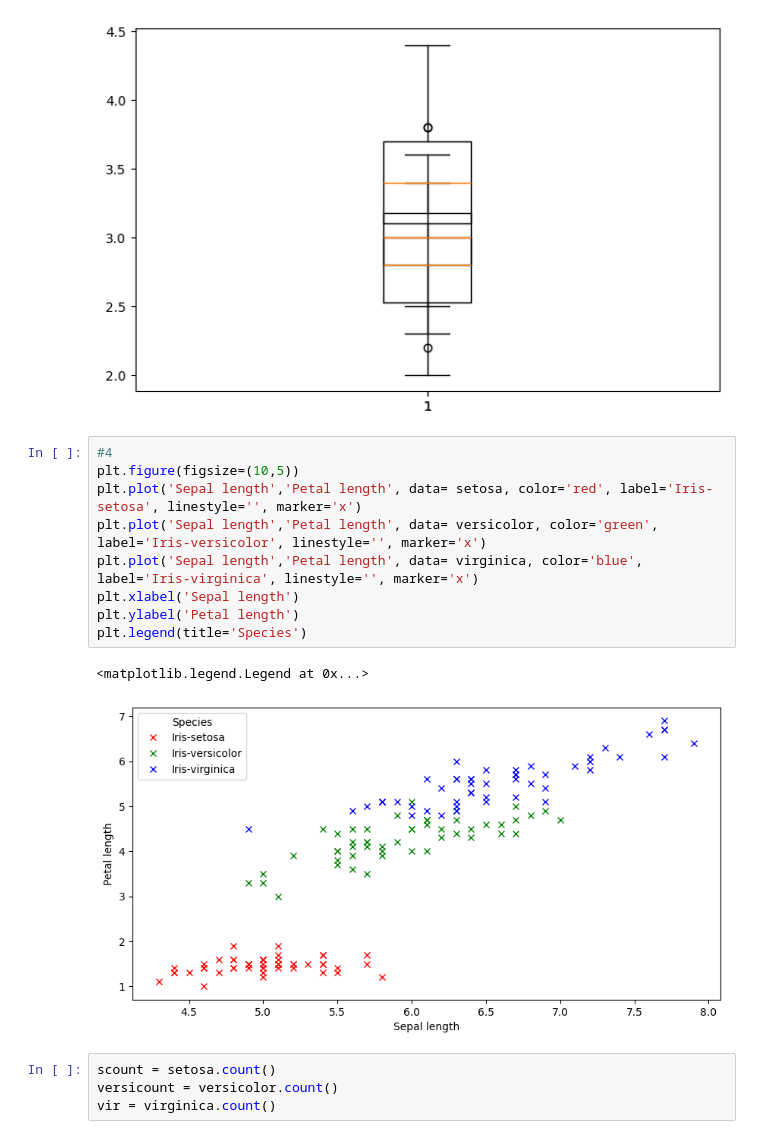
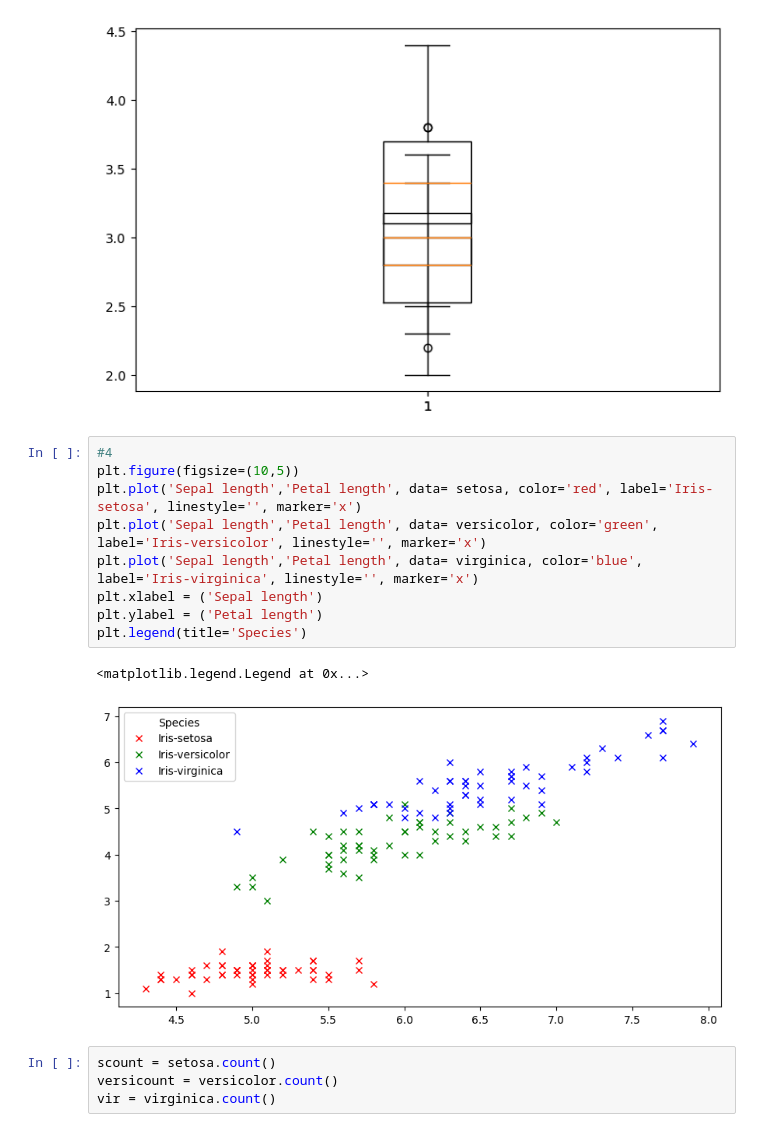
Before and after one commit to Srishti36912/python, a Jupyter notebook: practice.ipynb, the cells around one changed output. Drawn from its saved outputs; the diff is of its cells as text.

```diff
--- a/practice.ipynb
+++ b/practice.ipynb
@@ -1144,15 +1145,15 @@ plt.boxplot(x = 'Sepal width', data = virginica, label = 'Iris-virginica')
 # %%
 #4
 plt.figure(figsize=(10,5))
 plt.plot('Sepal length','Petal length', data= setosa, color='red', label='Iris-setosa', linestyle='', marker='x')
 plt.plot('Sepal length','Petal length', data= versicolor, color='green', label='Iris-versicolor', linestyle='', marker='x')
 plt.plot('Sepal length','Petal length', data= virginica, color='blue', label='Iris-virginica', linestyle='', marker='x')
-plt.xlabel('Sepal length')
-plt.ylabel('Petal length')
+plt.xlabel = ('Sepal length')
+plt.ylabel = ('Petal length')
 plt.legend(title='Species')
 # %% [output]
 <matplotlib.legend.Legend at 0x...>
-[figure, old version]
+[figure, new version]
 # %%
 scount = setosa.count()
 versicount = versicolor.count()
```
Also changed, not shown: parts of 2 cells of this notebook.
